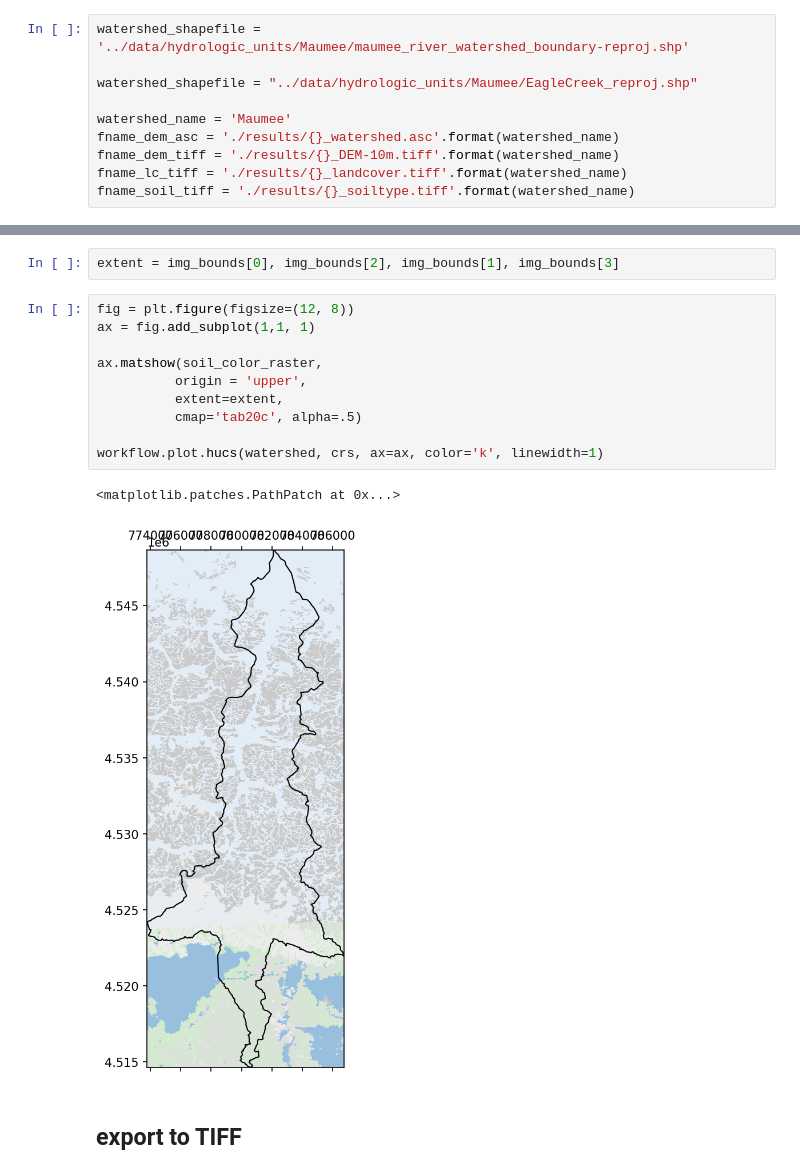
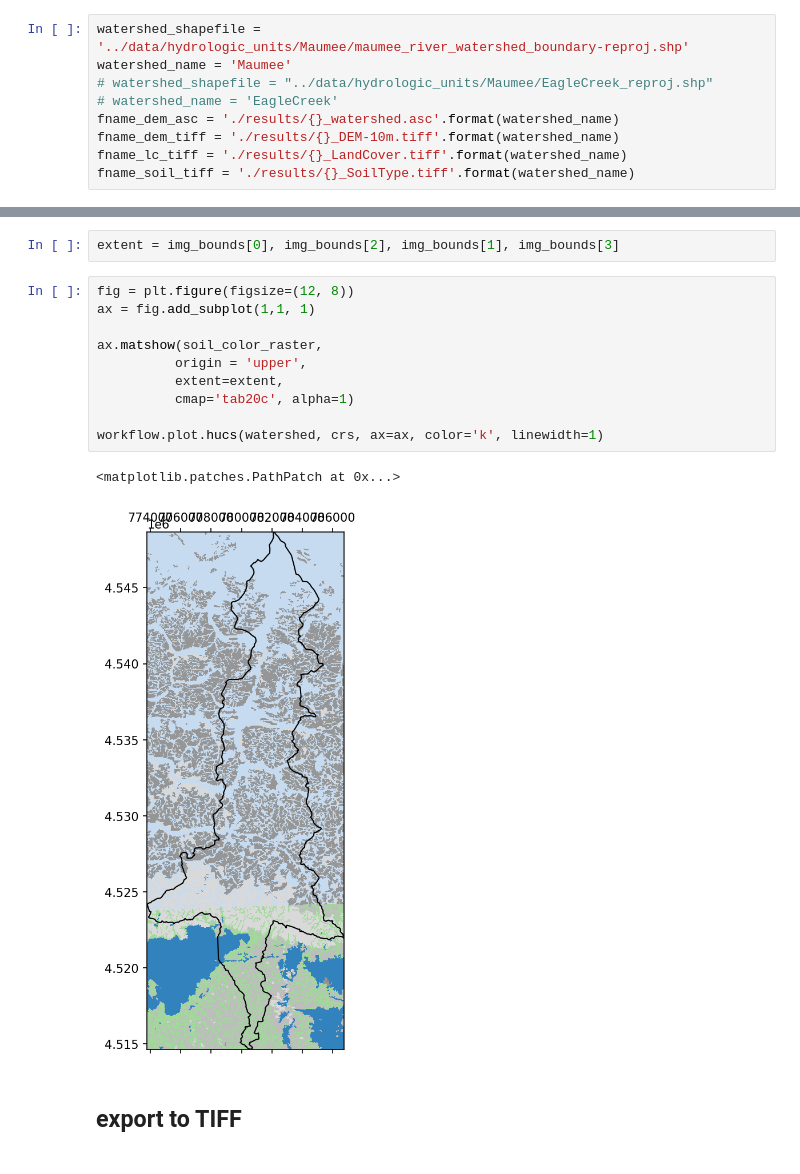
Before and after one commit to pinshuai/watershed-workflow, a Jupyter notebook: examples/download_data_streams.ipynb, the cells around one changed output, grey strips where cells are left out. Saved outputs shown, nothing was run; the diff lists cells and outputs as text.

```diff
--- a/examples/download_data_streams.ipynb
+++ b/examples/download_data_streams.ipynb
@@ -42,14 +42,13 @@ workflow.ui.setup_logging(1,None)
 # figsize_3d = (8,6)
 # %%
 watershed_shapefile = '../data/hydrologic_units/Maumee/maumee_river_watershed_boundary-reproj.shp'
-
-watershed_shapefile = "../data/hydrologic_units/Maumee/EagleCreek_reproj.shp"
-
 watershed_name = 'Maumee'
+# watershed_shapefile = "../data/hydrologic_units/Maumee/EagleCreek_reproj.shp"
+# watershed_name = 'EagleCreek'
 fname_dem_asc = './results/{}_watershed.asc'.format(watershed_name)
 fname_dem_tiff = './results/{}_DEM-10m.tiff'.format(watershed_name)
-fname_lc_tiff = './results/{}_landcover.tiff'.format(watershed_name)
-fname_soil_tiff = './results/{}_soiltype.tiff'.format(watershed_name)
+fname_lc_tiff = './results/{}_LandCover.tiff'.format(watershed_name)
+fname_soil_tiff = './results/{}_SoilType.tiff'.format(watershed_name)
 # %%
 def hillshade(array, azimuth, angle_altitude):
 
@@ -392,16 +378,16 @@ extent = img_bounds[0], img_bounds[2], img_bounds[1], img_bounds[3]
 # %%
 fig = plt.figure(figsize=(12, 8))
 ax = fig.add_subplot(1,1, 1)
 
 ax.matshow(soil_color_raster,
           origin = 'upper',
           extent=extent,
-          cmap='tab20c', alpha=.5)
+          cmap='tab20c', alpha=1)
 
 workflow.plot.hucs(watershed, crs, ax=ax, color='k', linewidth=1)
 # %% [output]
 <matplotlib.patches.PathPatch at 0x...>
-[figure, old version]
+[figure, new version]
 # %% [markdown]
 ## export to TIFF
 # %%
```
Also changed, not shown: parts of 11 cells of this notebook, 2 other files.
